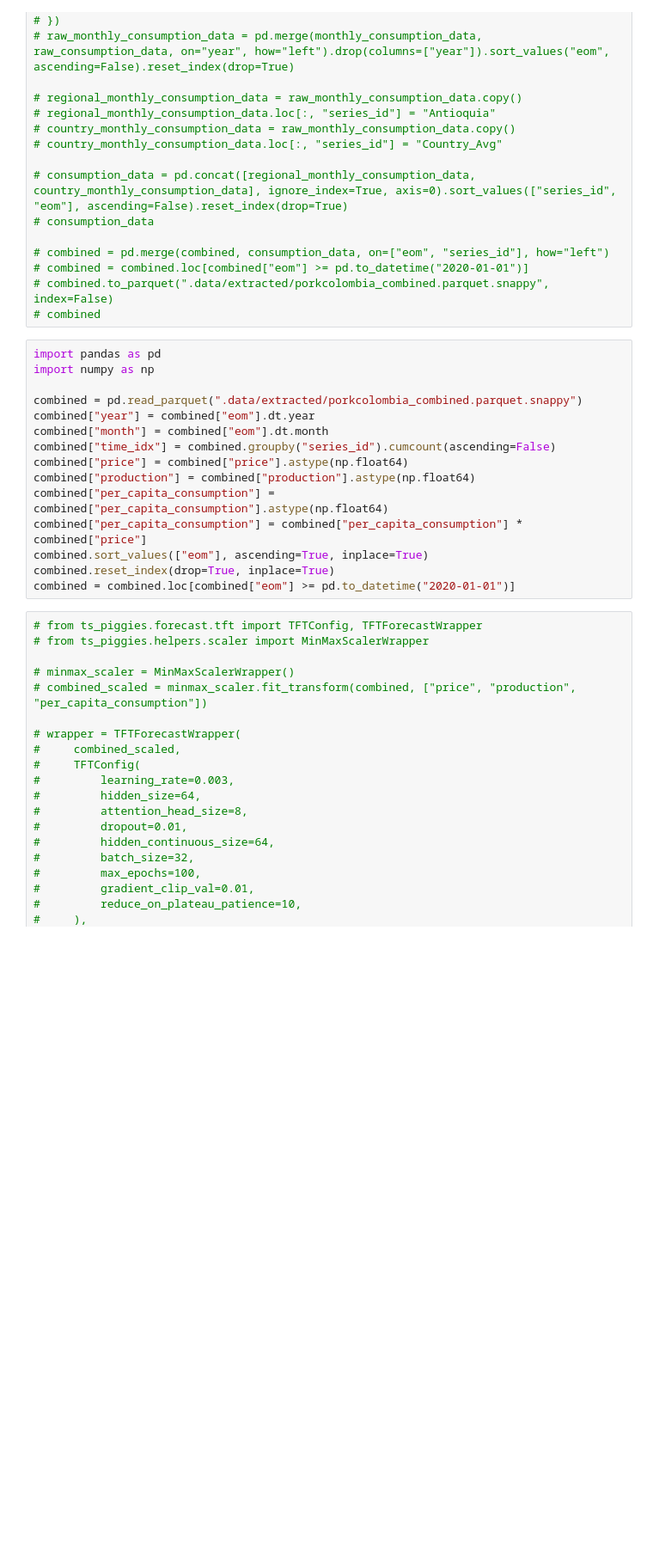
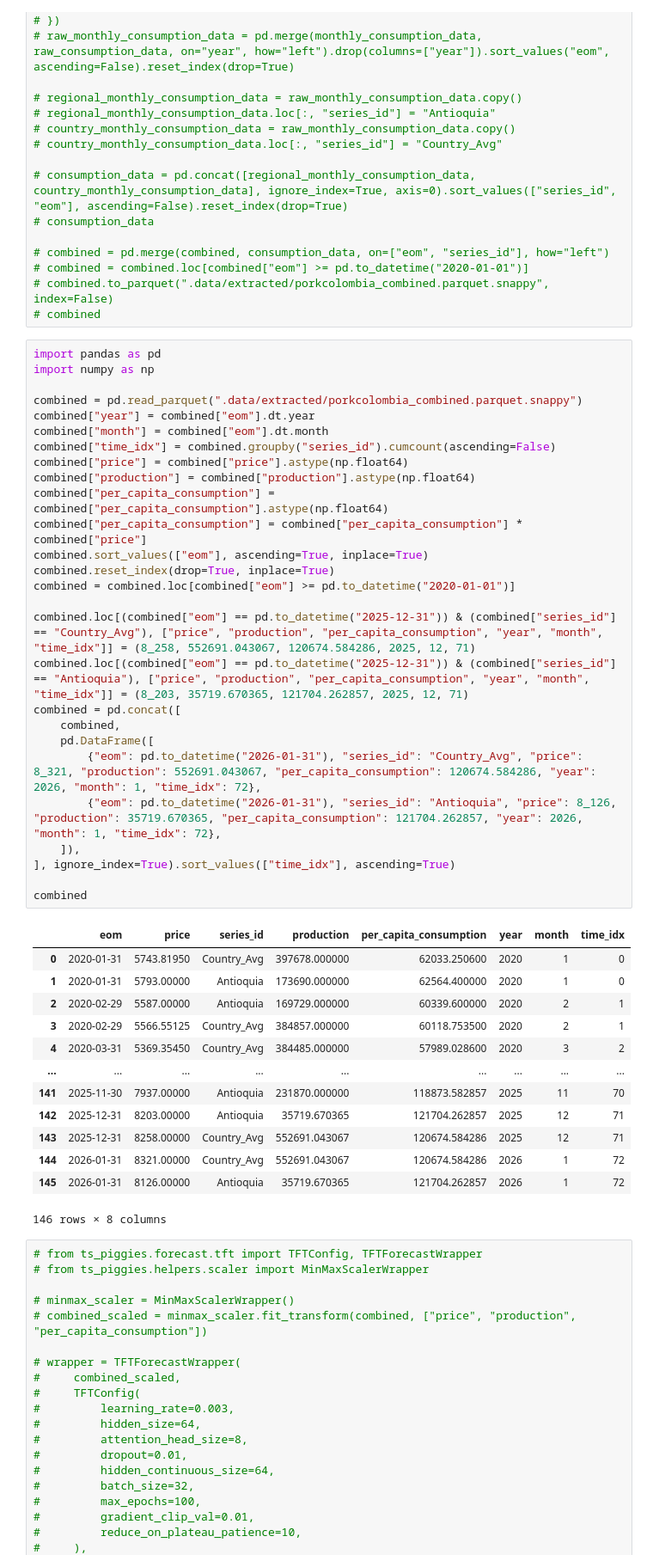
Before and after one commit to Elmorralito/ts-experiments, a Jupyter notebook: piggies/notebook-v2.ipynb, the cells around one changed output. Shown at 86% size. Cells and saved outputs as stored; diff of their text form; blank space fills up the shorter version.

```diff
--- a/piggies/notebook-v2.ipynb
+++ b/piggies/notebook-v2.ipynb
@@ -223,18 +223,44 @@
 # %%
 import pandas as pd
 import numpy as np
 
 combined = pd.read_parquet(".data/extracted/porkcolombia_combined.parquet.snappy")
 combined["year"] = combined["eom"].dt.year
 combined["month"] = combined["eom"].dt.month
 combined["time_idx"] = combined.groupby("series_id").cumcount(ascending=False)
 combined["price"] = combined["price"].astype(np.float64)
 combined["production"] = combined["production"].astype(np.float64)
 combined["per_capita_consumption"] = combined["per_capita_consumption"].astype(np.float64)
 combined["per_capita_consumption"] = combined["per_capita_consumption"] * combined["price"]
 combined.sort_values(["eom"], ascending=True, inplace=True)
 combined.reset_index(drop=True, inplace=True)
 combined = combined.loc[combined["eom"] >= pd.to_datetime("2020-01-01")]
+
+combined.loc[(combined["eom"] == pd.to_datetime("2025-12-31")) & (combined["series_id"] == "Country_Avg"), ["price", "production", "per_capita_consumption", "year", "month", "time_idx"]] = (8_258, 552691.043067, 120674.584286, 2025, 12, 71)
+combined.loc[(combined["eom"] == pd.to_datetime("2025-12-31")) & (combined["series_id"] == "Antioquia"), ["price", "production", "per_capita_consumption", "year", "month", "time_idx"]] = (8_203, 35719.670365, 121704.262857, 2025, 12, 71)
+combined = pd.concat([
+    combined,
+    pd.DataFrame([
+        {"eom": pd.to_datetime("2026-01-31"), "series_id": "Country_Avg", "price": 8_321, "production": 552691.043067, "per_capita_consumption": 120674.584286, "year": 2026, "month": 1, "time_idx": 72},
+        {"eom": pd.to_datetime("2026-01-31"), "series_id": "Antioquia", "price": 8_126, "production": 35719.670365, "per_capita_consumption": 121704.262857, "year": 2026, "month": 1, "time_idx": 72},
+    ]),
+], ignore_index=True).sort_values(["time_idx"], ascending=True)
+
+combined
+# %% [output]
+|  | eom | price | series_id | production | per_capita_consumption | year | month | time_idx |
+| 0 | 2020-01-31 | 5743.81950 | Country_Avg | 397678.000000 | 62033.250600 | 2020 | 1 | 0 |
+| 1 | 2020-01-31 | 5793.00000 | Antioquia | 173690.000000 | 62564.400000 | 2020 | 1 | 0 |
+| 2 | 2020-02-29 | 5587.00000 | Antioquia | 169729.000000 | 60339.600000 | 2020 | 2 | 1 |
+| 3 | 2020-02-29 | 5566.55125 | Country_Avg | 384857.000000 | 60118.753500 | 2020 | 2 | 1 |
+| 4 | 2020-03-31 | 5369.35450 | Country_Avg | 384485.000000 | 57989.028600 | 2020 | 3 | 2 |
+| ... | ... | ... | ... | ... | ... | ... | ... | ... |
+| 141 | 2025-11-30 | 7937.00000 | Antioquia | 231870.000000 | 118873.582857 | 2025 | 11 | 70 |
+| 142 | 2025-12-31 | 8203.00000 | Antioquia | 35719.670365 | 121704.262857 | 2025 | 12 | 71 |
+| 143 | 2025-12-31 | 8258.00000 | Country_Avg | 552691.043067 | 120674.584286 | 2025 | 12 | 71 |
+| 144 | 2026-01-31 | 8321.00000 | Country_Avg | 552691.043067 | 120674.584286 | 2026 | 1 | 72 |
+| 145 | 2026-01-31 | 8126.00000 | Antioquia | 35719.670365 | 121704.262857 | 2026 | 1 | 72 |
+146 rows × 8 columns
 # %%
 # from ts_piggies.forecast.tft import TFTConfig, TFTForecastWrapper
 # from ts_piggies.helpers.scaler import MinMaxScalerWrapper
```
Also changed, not shown: parts of 5 cells of this notebook, 2 other files.
